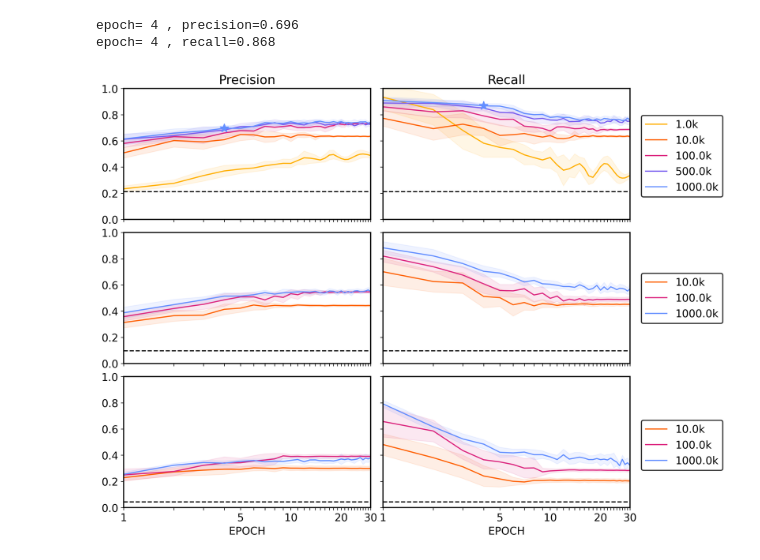
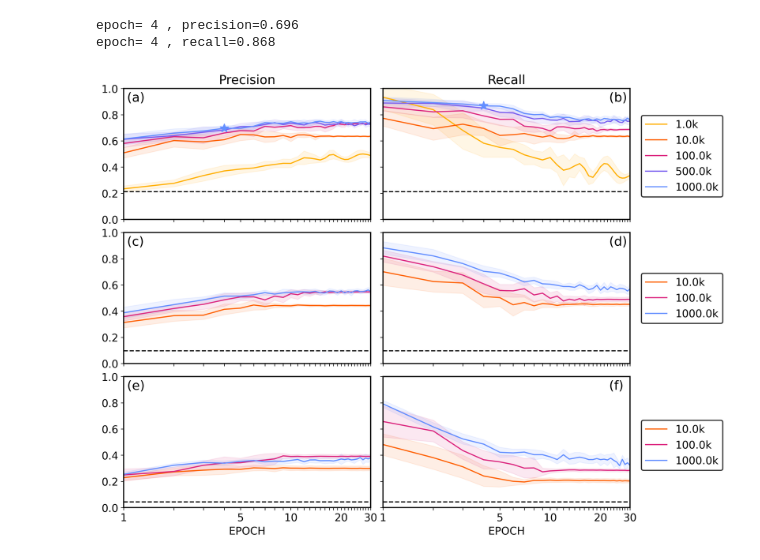
Before and after one commit to hzhang-math/BlockingSHAPTL, a Jupyter notebook: Fig4_MM_precision_recall-plot.ipynb, the cells around one changed output. Cells and saved outputs as stored; diff of their text form; code cells hidden in the pictures.

```diff
--- a/Fig4_MM_precision_recall-plot.ipynb
+++ b/Fig4_MM_precision_recall-plot.ipynb
@@ -170,32 +170,41 @@ color_cycle5=["#FFB000", "#FE6100", "#DC267F", "#785EF0", "#648FFF"]
 
 path7="/scratch/hz1994/blocking/data_MMmodel/conditionT/Duration_%dd/models_T_1"%7+\
             "_committor_1250k_lowpass3dys/"
 Y7=np.load("/scratch/hz1994/blocking/data_MMmodel/conditionT/Duration_%dd/T/test_labels.npy"%7)[:,1]
 CL7=Y7.sum()/Y7.size
 color_cycle7=["#FE6100", "#DC267F",  "#648FFF"]
 data_amount_list7=['10.0k','100.0k','1000.0k']
 
 
 path9="/scratch/hz1994/blocking/data_MMmodel/conditionT/Duration_%dd/models_T_1"%9+\
             "_committor_1250k_lowpass3dys/"
 Y9=np.load("/scratch/hz1994/blocking/data_MMmodel/conditionT/Duration_%dd/T/test_labels.npy"%9)[:,1]
 CL9=Y9.sum()/Y9.size
 color_cycle9=["#FE6100", "#DC267F",  "#648FFF"]
 data_amount_list9=['10.0k','100.0k','1000.0k']
 
 
 fig,ax=plt.subplots(figsize=[12,10],ncols=2,nrows=3,sharey=True,sharex=True)
 ax[0,0].set_title('Precision')
 ax[0,1].set_title('Recall')
 ax[-1,0].set_xlabel('EPOCH')
 ax[-1,1].set_xlabel('EPOCH')
 ax[0]=plot(fig,ax[0],5,data_amount_list5,color_cycle5,ep=4,path=path5,CL=CL5,legendloc=(1.05,0.84),star=True)
 ax[1]=plot(fig,ax[1],7,data_amount_list7,color_cycle7,ep=2,path=path7,CL=CL7,legendloc=(1.05,0.55),star=False)
 ax[2]=plot(fig,ax[2],9,data_amount_list9,color_cycle9,ep=3,path=path9,CL=CL9,legendloc=(1.05,0.28),star=False)
+# ax[0,1].text(-0.1,0.93, "(b)"  ,fontsize="large")
+# ax[1,0].text(-0.1,0.93, "(c)"  ,fontsize="large")
+# ax[1,1].text(-0.1,0.93, "(d)"  ,fontsize="large")
 plt.subplots_adjust(hspace=0.1,wspace=0.05)
+ax[0,0].text(1.05,0.9, "(a)",fontsize="large")
+ax[0,1].text(22.5,0.9, "(b)",fontsize="large")
+ax[1,0].text(1.05,0.9, "(c)",fontsize="large")
+ax[1,1].text(22.5,0.9, "(d)",fontsize="large")
+ax[2,0].text(1.05,0.9, "(e)",fontsize="large")
+ax[2,1].text(22.5,0.9, "(f)",fontsize="large")
 # fig.tight_layout()
-fig.savefig("Fig5_CNN_data_model.png",dpi=200, bbox_inches = "tight")
+fig.savefig("Fig4_CNN_data_model.png",dpi=200, bbox_inches = "tight")
 # %% [output]
 epoch= 4 , precision=0.696
 epoch= 4 , recall=0.868
-[figure, old version]
+[figure, new version]
```
Also changed, not shown: parts of 4 cells of this notebook, 11 other files.
